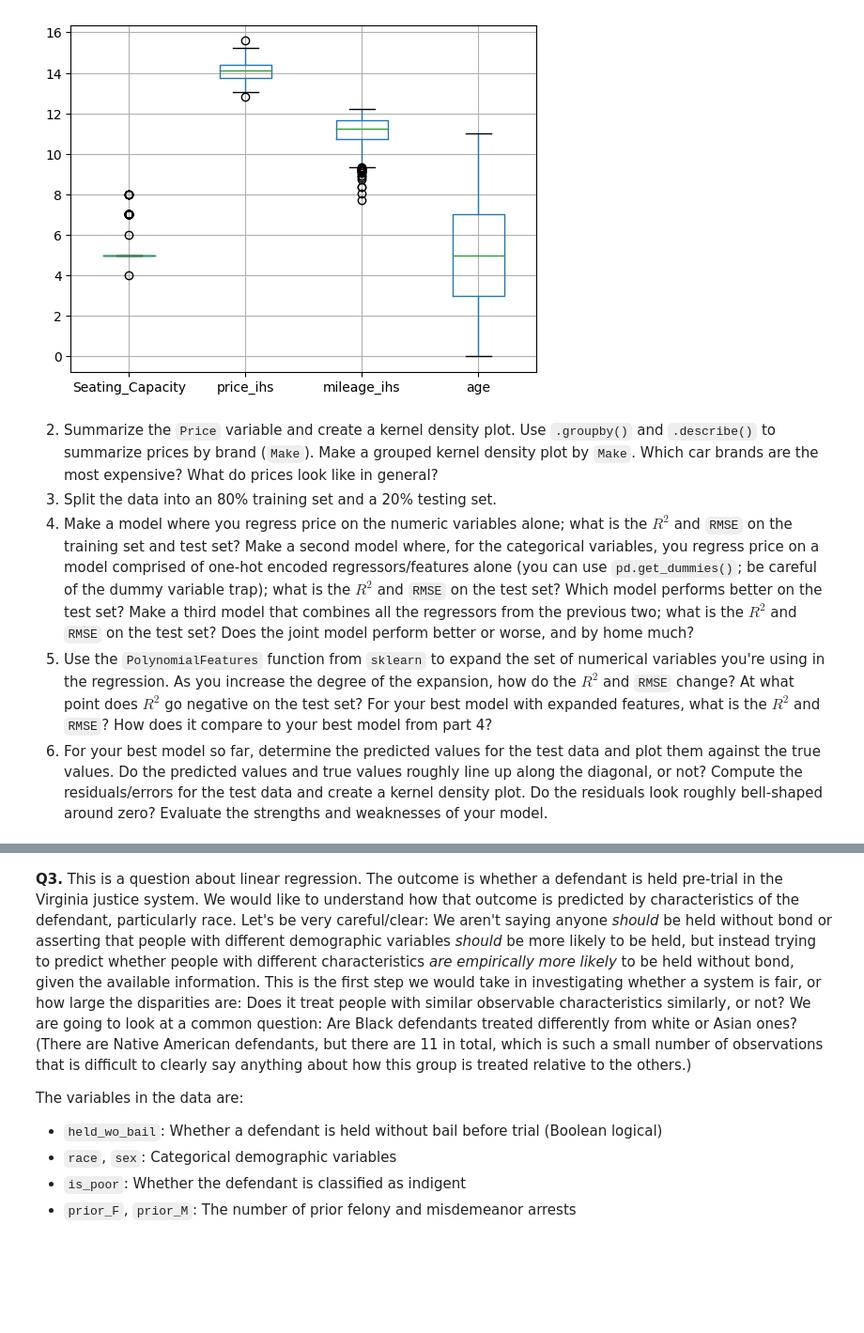
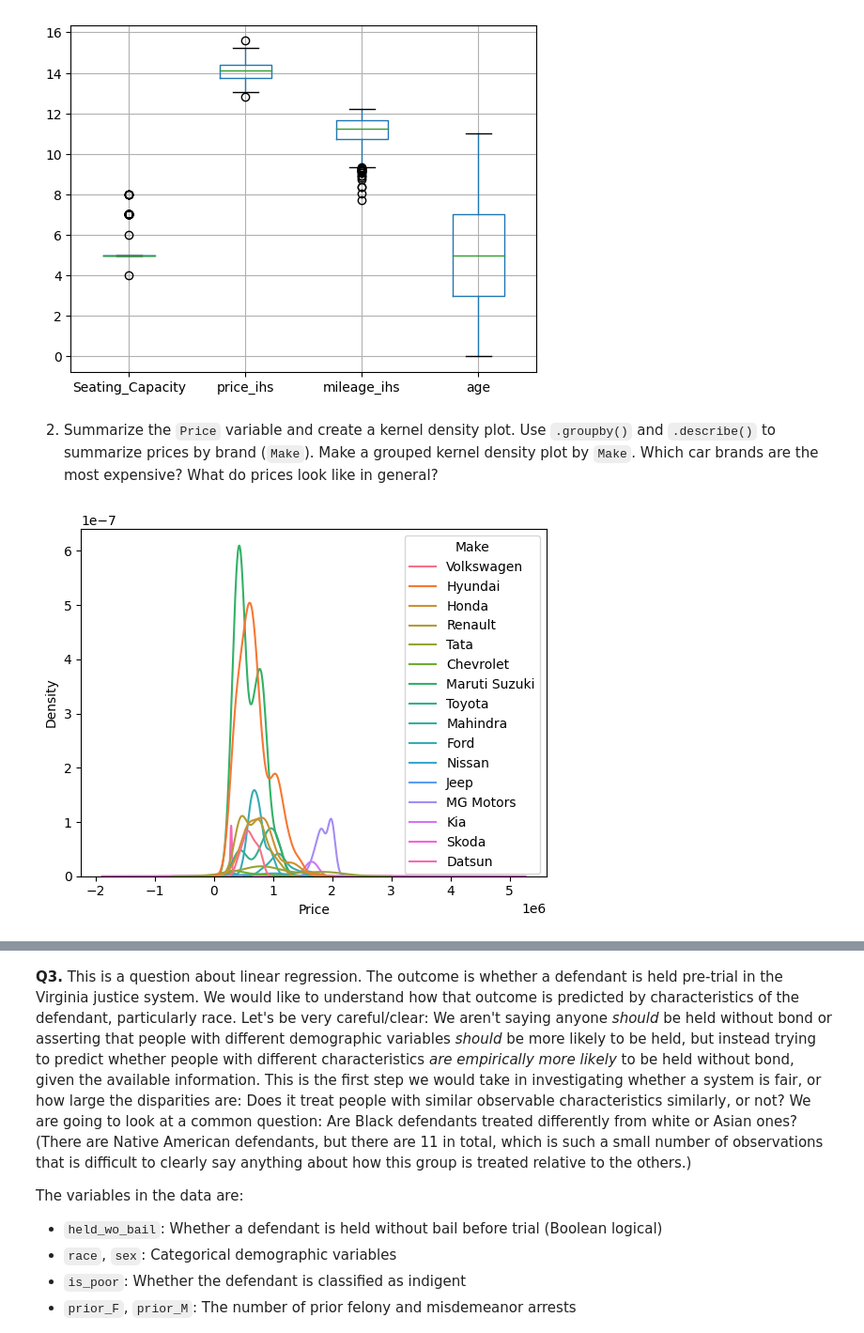
Before and after one commit to CarolWuuu/DS3001_linearRegression, a Jupyter notebook: assignment.ipynb, the cells around one changed output, grey strips where cells are left out. Shown: that part at 94% size. Cells and saved outputs as stored; diff of their text form; code cells hidden in the pictures; blank space fills up the shorter version.

```diff
--- a/assignment.ipynb
+++ b/assignment.ipynb
@@ -219,7 +213,8 @@ df.boxplot()
 [figure]
 # %% [markdown]
 2. Summarize the `Price` variable and create a kernel density plot. Use `.groupby()` and `.describe()` to summarize prices by brand (`Make`). Make a grouped kernel density plot by `Make`. Which car brands are the most expensive? What do prices look like in general?
-  3. Split the data into an 80% training set and a 20% testing set.
-  4. Make a model where you regress price on the numeric variables alone; what is the $R^2$ and `RMSE` on the training set and test set? Make a second model where, for the categorical variables, you regress price on a model comprised of one-hot encoded regressors/features alone (you can use `pd.get_dummies()`; be careful of the dummy variable trap); what is the $R^2$ and `RMSE` on the test set? Which model performs better on the test set? Make a third model that combines all the regressors from the previous two; what is the $R^2$ and `RMSE` on the test set? Does the joint model perform better or worse, and by home much?
-  5. Use the `PolynomialFeatures` function from `sklearn` to expand the set of numerical variables you're using in the regression. As you increase the degree of the expansion, how do the $R^2$ and `RMSE` change? At what point does $R^2$ go negative on the test set? For your best model with expanded features, what is the $R^2$ and `RMSE`? How does it compare to your best model from part 4?
-  6. For your best model so far, determine the predicted values for the test data and plot them against the true values. Do the predicted values and true values roughly line up along the diagonal, or not? Compute the residuals/errors for the test data and create a kernel density plot. Do the residuals look roughly bell-shaped around zero? Evaluate the strengths and weaknesses of your model.
+# %%
+sns.kdeplot(x=df0['Price'], hue=df0['Make'])
+plt.show()
+# %% [output]
+[figure, added]
```
Also changed, not shown: parts of 12 cells of this notebook.
